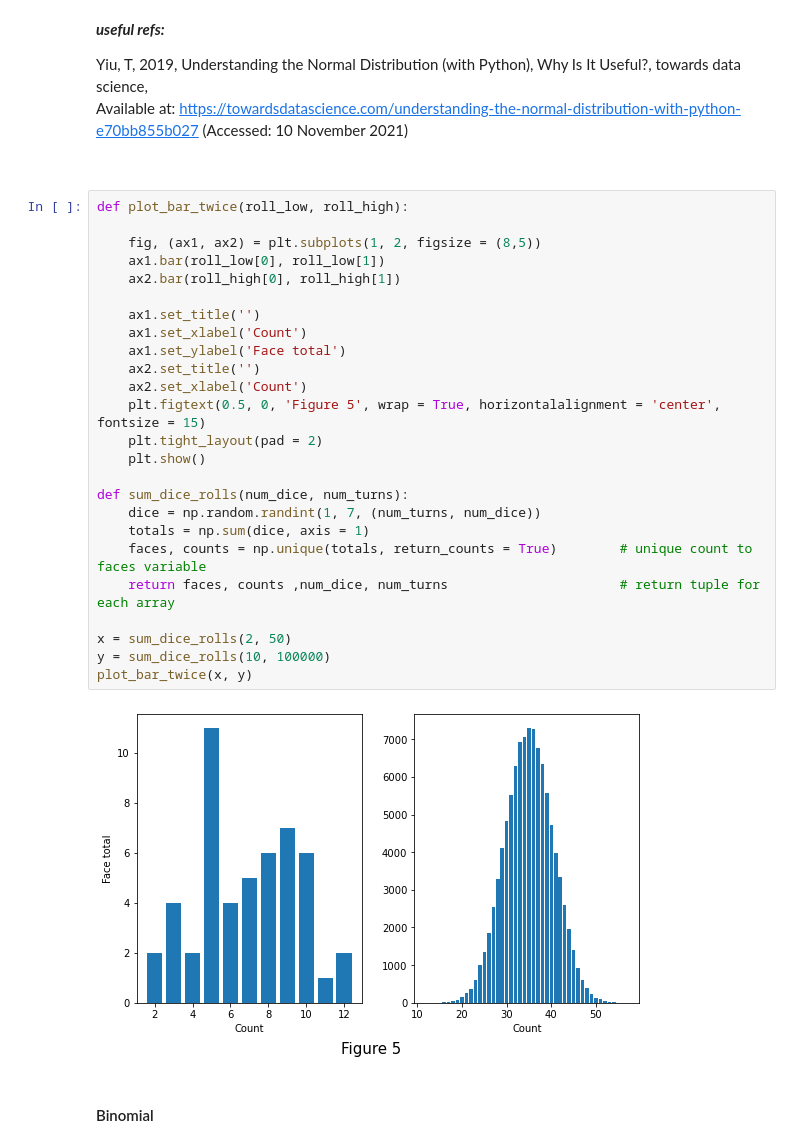
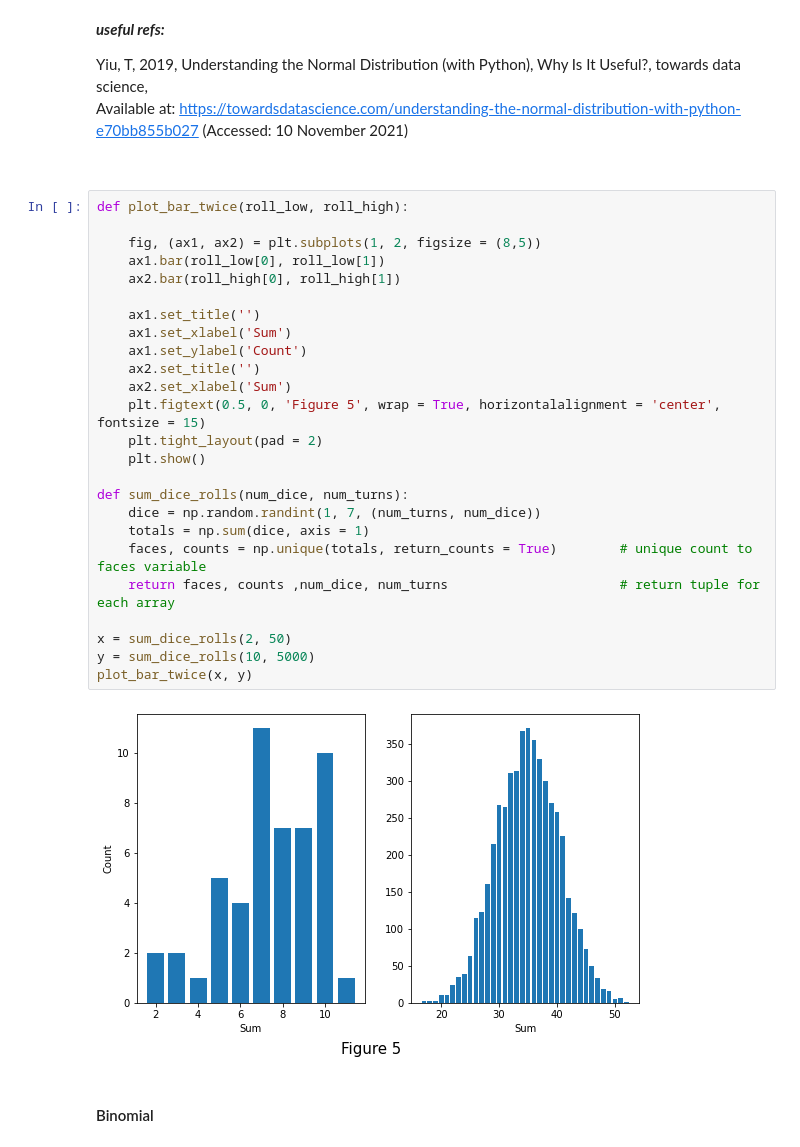
Before and after one commit to CiaranMoran27/playing_with_jupyter, a Jupyter notebook: numpy-random.ipynb, the cells around one changed output. Saved outputs shown, nothing was run; the diff lists cells and outputs as text.

```diff
--- a/numpy-random.ipynb
+++ b/numpy-random.ipynb
@@ -350,30 +422,30 @@ Available at: https://towardsdatascience.com/understanding-the-normal-distributi
 # %%
 def plot_bar_twice(roll_low, roll_high):
 
     fig, (ax1, ax2) = plt.subplots(1, 2, figsize = (8,5))
     ax1.bar(roll_low[0], roll_low[1])
     ax2.bar(roll_high[0], roll_high[1])
 
     ax1.set_title('')
-    ax1.set_xlabel('Count')
-    ax1.set_ylabel('Face total')
+    ax1.set_xlabel('Sum')
+    ax1.set_ylabel('Count')
     ax2.set_title('')
-    ax2.set_xlabel('Count')
+    ax2.set_xlabel('Sum')
     plt.figtext(0.5, 0, 'Figure 5', wrap = True, horizontalalignment = 'center', fontsize = 15)
     plt.tight_layout(pad = 2)
     plt.show()
 
 def sum_dice_rolls(num_dice, num_turns):
     dice = np.random.randint(1, 7, (num_turns, num_dice))
     totals = np.sum(dice, axis = 1)
     faces, counts = np.unique(totals, return_counts = True)        # unique count to faces variable
     return faces, counts ,num_dice, num_turns                      # return tuple for each array
 
 x = sum_dice_rolls(2, 50)
-y = sum_dice_rolls(10, 100000)
+y = sum_dice_rolls(10, 5000)
 plot_bar_twice(x, y)
 # %% [output]
-[figure, old version]
+[figure, new version]
 # %% [markdown]
 #### Binomial
 # %% [markdown]
```
Also changed, not shown: parts of 13 cells of this notebook, 1 other file.
